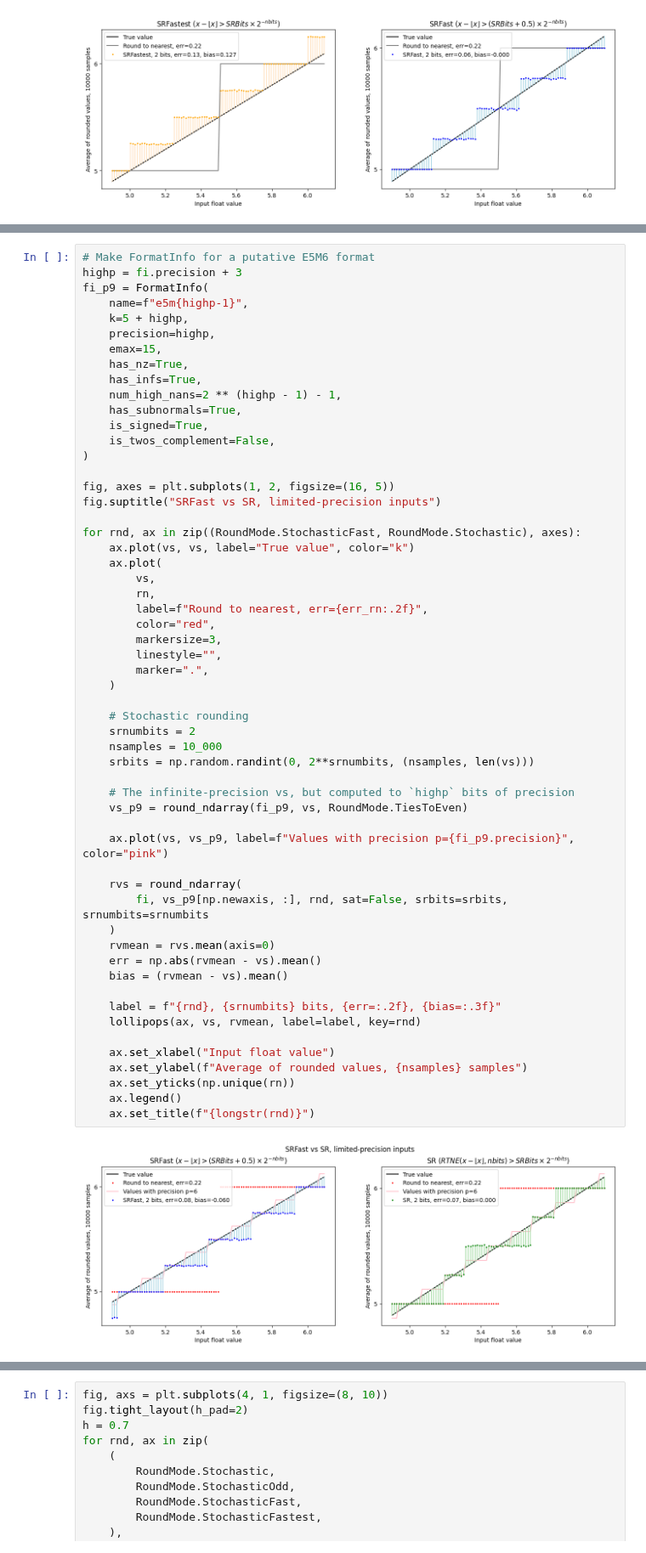
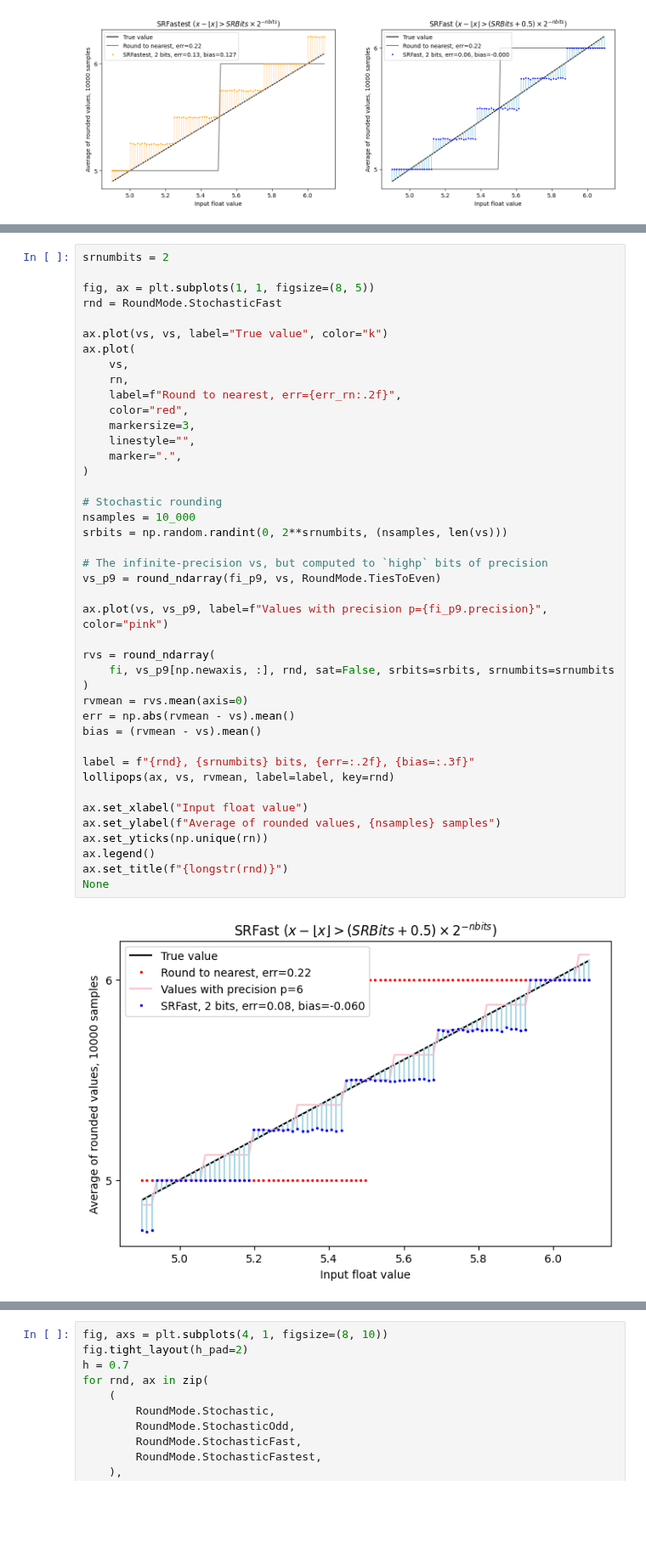
Before and after one commit to graphcore-research/gfloat, a Jupyter notebook: docs/source/05-stochastic-rounding.ipynb, the cells around one changed output, grey strips where cells are left out. Shown at 85% size. Drawn from its saved outputs; the diff is of its cells as text; blank space fills up the shorter version.

```diff
--- a/docs/source/05-stochastic-rounding.ipynb
+++ b/docs/source/05-stochastic-rounding.ipynb
@@ -609,58 +657,44 @@ Let's add some lines to the above...
 # %%
-# Make FormatInfo for a putative E5M6 format
-highp = fi.precision + 3
-fi_p9 = FormatInfo(
-    name=f"e5m{highp-1}",
-    k=5 + highp,
-    precision=highp,
-    emax=15,
-    has_nz=True,
-    has_infs=True,
-    num_high_nans=2 ** (highp - 1) - 1,
-    has_subnormals=True,
-    is_signed=True,
-    is_twos_complement=False,
+srnumbits = 2
+
+fig, ax = plt.subplots(1, 1, figsize=(8, 5))
+rnd = RoundMode.StochasticFast
+
+ax.plot(vs, vs, label="True value", color="k")
+ax.plot(
+    vs,
+    rn,
+    label=f"Round to nearest, err={err_rn:.2f}",
+    color="red",
+    markersize=3,
+    linestyle="",
+    marker=".",
 )
 
-fig, axes = plt.subplots(1, 2, figsize=(16, 5))
-fig.suptitle("SRFast vs SR, limited-precision inputs")
+# Stochastic rounding
+nsamples = 10_000
+srbits = np.random.randint(0, 2**srnumbits, (nsamples, len(vs)))
 
-for rnd, ax in zip((RoundMode.StochasticFast, RoundMode.Stochastic), axes):
-    ax.plot(vs, vs, label="True value", color="k")
-    ax.plot(
-        vs,
-        rn,
-        label=f"Round to nearest, err={err_rn:.2f}",
-        color="red",
-        markersize=3,
-        linestyle="",
-        marker=".",
-    )
+# The infinite-precision vs, but computed to `highp` bits of precision
+vs_p9 = round_ndarray(fi_p9, vs, RoundMode.TiesToEven)
 
-    # Stochastic rounding
-    srnumbits = 2
-    nsamples = 10_000
-    srbits = np.random.randint(0, 2**srnumbits, (nsamples, len(vs)))
+ax.plot(vs, vs_p9, label=f"Values with precision p={fi_p9.precision}", color="pink")
 
-    # The infinite-precision vs, but computed to `highp` bits of precision
-    vs_p9 = round_ndarray(fi_p9, vs, RoundMode.TiesToEven)
+rvs = round_ndarray(
+    fi, vs_p9[np.newaxis, :], rnd, sat=False, srbits=srbits, srnumbits=srnumbits
+)
+rvmean = rvs.mean(axis=0)
+err = np.abs(rvmean - vs).mean()
+bias = (rvmean - vs).mean()
 
-    ax.plot(vs, vs_p9, label=f"Values with precision p={fi_p9.precision}", color="pink")
+label = f"{rnd}, {srnumbits} bits, {err=:.2f}, {bias=:.3f}"
+lollipops(ax, vs, rvmean, label=label, key=rnd)
 
-    rvs = round_ndarray(
-        fi, vs_p9[np.newaxis, :], rnd, sat=False, srbits=srbits, srnumbits=srnumbits
-    )
-    rvmean = rvs.mean(axis=0)
-    err = np.abs(rvmean - vs).mean()
-    bias = (rvmean - vs).mean()
-
-    label = f"{rnd}, {srnumbits} bits, {err=:.2f}, {bias=:.3f}"
-    lollipops(ax, vs, rvmean, label=label, key=rnd)
-
-    ax.set_xlabel("Input float value")
-    ax.set_ylabel(f"Average of rounded values, {nsamples} samples")
-    ax.set_yticks(np.unique(rn))
-    ax.legend()
-    ax.set_title(f"{longstr(rnd)}")
+ax.set_xlabel("Input float value")
+ax.set_ylabel(f"Average of rounded values, {nsamples} samples")
+ax.set_yticks(np.unique(rn))
+ax.legend()
+ax.set_title(f"{longstr(rnd)}")
+None
 # %% [output]
-[figure, old version]
+[figure, new version]
```
Also changed, not shown: parts of 18 cells of this notebook.
